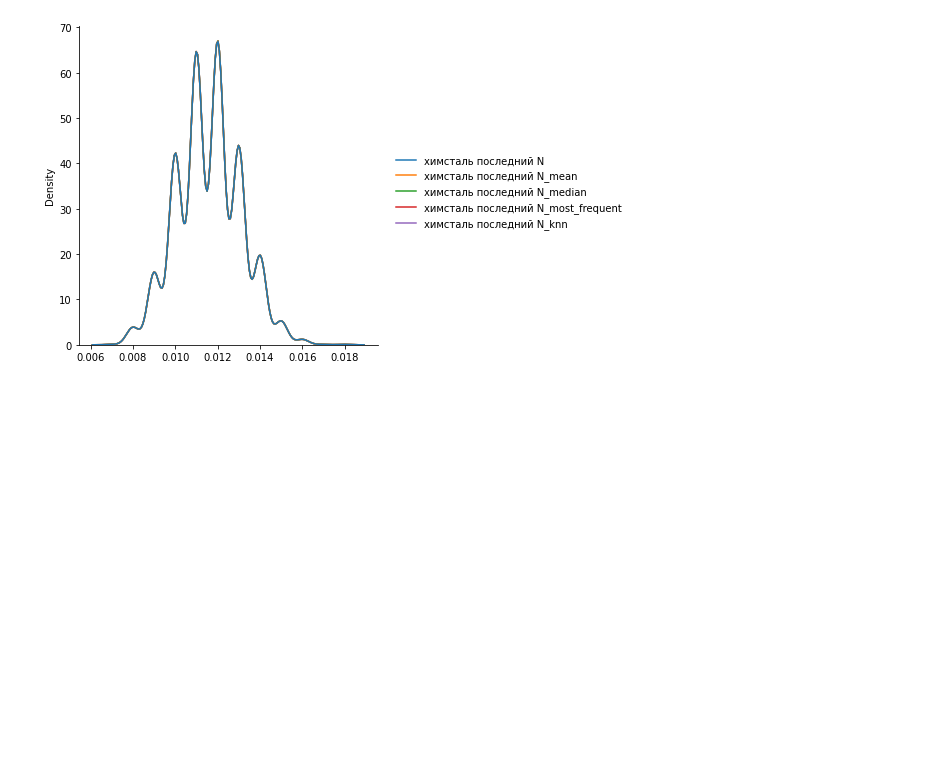
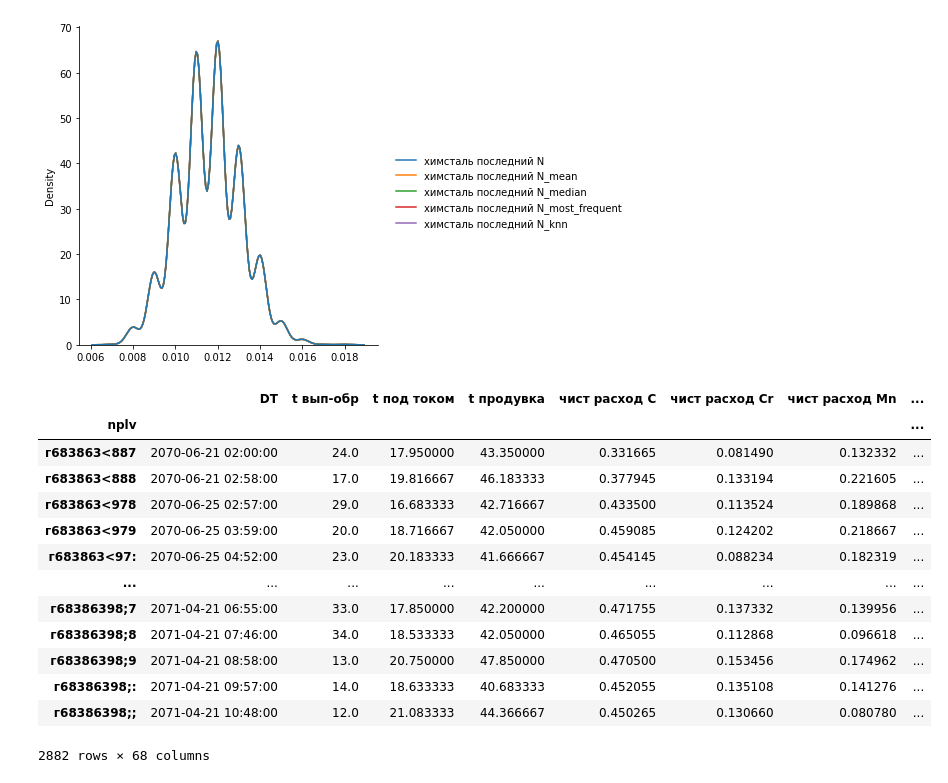
Before and after one commit to Siella/alloy_building, a Jupyter notebook: modelling/Modelling_Юля.ipynb, the cells around one changed output. Drawn from its saved outputs; the diff is of its cells as text; code cells hidden in the pictures; blank space fills up the shorter version.

```diff
--- a/modelling/Modelling_Юля.ipynb
+++ b/modelling/Modelling_Юля.ipynb
@@ -100,3 +100,23 @@ for ind, item in enumerate(nan_cols):
 [figure]
 [figure]
 [figure]
+# %%
+#Датасет с заполненными пропусками через knn
+df = df.merge(df_imp[knn_cols], how='left', on='nplv')
+df = df.drop(nan_cols, axis=1)
+df
+# %% [output]
+|  | DT | t вып-обр | t под током | t продувка | чист расход C | чист расход Cr | чист расход Mn | ... |
+| nplv |  |  |  |  |  |  |  | ... |
+| г683863<887 | 2070-06-21 02:00:00 | 24.0 | 17.950000 | 43.350000 | 0.331665 | 0.081490 | 0.132332 | ... |
+| г683863<888 | 2070-06-21 02:58:00 | 17.0 | 19.816667 | 46.183333 | 0.377945 | 0.133194 | 0.221605 | ... |
+| г683863<978 | 2070-06-25 02:57:00 | 29.0 | 16.683333 | 42.716667 | 0.433500 | 0.113524 | 0.189868 | ... |
+| г683863<979 | 2070-06-25 03:59:00 | 20.0 | 18.716667 | 42.050000 | 0.459085 | 0.124202 | 0.218667 | ... |
+| г683863<97: | 2070-06-25 04:52:00 | 23.0 | 20.183333 | 41.666667 | 0.454145 | 0.088234 | 0.182319 | ... |
+| ... | ... | ... | ... | ... | ... | ... | ... | ... |
+| г68386398;7 | 2071-04-21 06:55:00 | 33.0 | 17.850000 | 42.200000 | 0.471755 | 0.137332 | 0.139956 | ... |
+| г68386398;8 | 2071-04-21 07:46:00 | 34.0 | 18.533333 | 42.050000 | 0.465055 | 0.112868 | 0.096618 | ... |
+| г68386398;9 | 2071-04-21 08:58:00 | 13.0 | 20.750000 | 47.850000 | 0.470500 | 0.153456 | 0.174962 | ... |
+| г68386398;: | 2071-04-21 09:57:00 | 14.0 | 18.633333 | 40.683333 | 0.452055 | 0.135108 | 0.141276 | ... |
+| г68386398;; | 2071-04-21 10:48:00 | 12.0 | 21.083333 | 44.366667 | 0.450265 | 0.130660 | 0.080780 | ... |
+2882 rows × 68 columns
```
